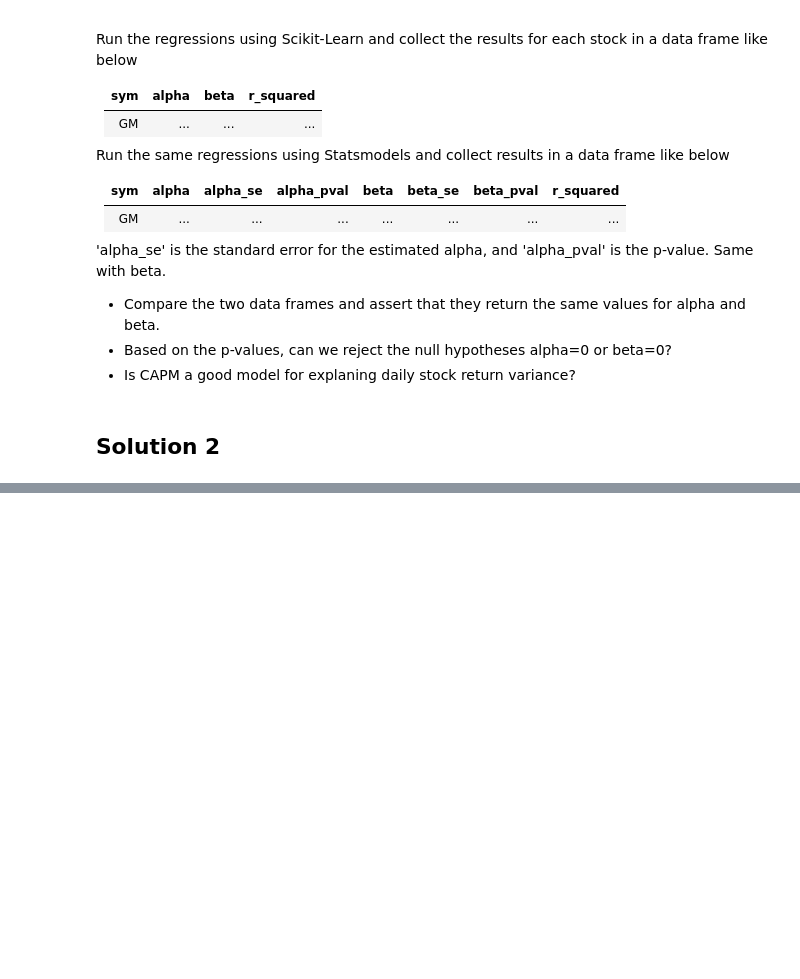
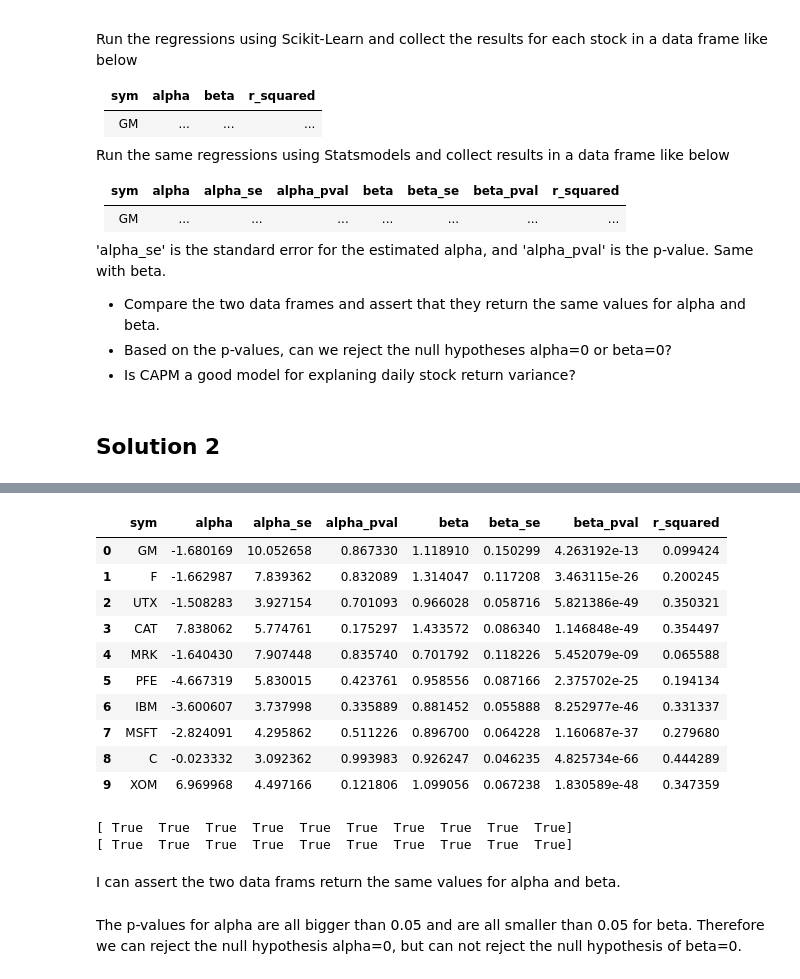
Before and after one commit to fionaliuyu/hello-world, a Jupyter notebook: HW01-LinearRegression.ipynb, the cells around one changed output, grey strips where cells are left out. Saved outputs shown, nothing was run; the diff lists cells and outputs as text; code cells hidden in the pictures; blank space fills up the shorter version.

```diff
--- a/HW01-LinearRegression.ipynb
+++ b/HW01-LinearRegression.ipynb
@@ -88,0 +277,52 @@ Run the same regressions using Statsmodels and collect results in a data frame l
+# %%
+#Run the same regressions using Statsmodels and collect results in a data frame like below
+alpha_sta=[]
+alpha_se=[]
+alpha_pval=[]
+beta_sta=[]
+beta_se=[]
+beta_pval=[]
+r_squared=[]
+for i in range(10):
+    X_train, X_test, y_train, y_test = train_test_split(dataset.iloc[:, -1], dataset.iloc[:, i],
+                                        test_size=0.25, random_state=42)
+    X_train = sm.add_constant(X_train)
+    X_test = sm.add_constant(X_test)
+    model = sm.OLS(y_train, X_train)
+    results = model.fit()
+    alpha_sta.append(results.params[0])
+    alpha_se.append(results.bse[0])
+    alpha_pval.append(results.pvalues[0])
+    beta_sta.append(results.params[1])
+    beta_se.append(results.bse[1])
+    beta_pval.append(results.pvalues[1])
+    r_squared.append(results.rsquared)
+Statsmodels_results=pd.DataFrame({'sym':stock_name, 'alpha':alpha_sta, 'alpha_se':alpha_se,
+                           'alpha_pval':alpha_pval, 'beta':beta_sta, 'beta_se':beta_se,
+                           'beta_pval':beta_pval, 'r_squared':r_squared})
+Statsmodels_results
+# %% [output]
+|  | sym | alpha | alpha_se | alpha_pval | beta | beta_se | beta_pval | r_squared |
+| 0 | GM | -1.680169 | 10.052658 | 0.867330 | 1.118910 | 0.150299 | 4.263192e-13 | 0.099424 |
+| 1 | F | -1.662987 | 7.839362 | 0.832089 | 1.314047 | 0.117208 | 3.463115e-26 | 0.200245 |
+| 2 | UTX | -1.508283 | 3.927154 | 0.701093 | 0.966028 | 0.058716 | 5.821386e-49 | 0.350321 |
+| 3 | CAT | 7.838062 | 5.774761 | 0.175297 | 1.433572 | 0.086340 | 1.146848e-49 | 0.354497 |
+| 4 | MRK | -1.640430 | 7.907448 | 0.835740 | 0.701792 | 0.118226 | 5.452079e-09 | 0.065588 |
+| 5 | PFE | -4.667319 | 5.830015 | 0.423761 | 0.958556 | 0.087166 | 2.375702e-25 | 0.194134 |
+| 6 | IBM | -3.600607 | 3.737998 | 0.335889 | 0.881452 | 0.055888 | 8.252977e-46 | 0.331337 |
+| 7 | MSFT | -2.824091 | 4.295862 | 0.511226 | 0.896700 | 0.064228 | 1.160687e-37 | 0.279680 |
+| 8 | C | -0.023332 | 3.092362 | 0.993983 | 0.926247 | 0.046235 | 4.825734e-66 | 0.444289 |
+| 9 | XOM | 6.969968 | 4.497166 | 0.121806 | 1.099056 | 0.067238 | 1.830589e-48 | 0.347359 |
+# %%
+#Compare the two data frames and assert that they return the same values for alpha and beta.
+alpha_sk=np.around(alpha_sk,decimals=6)
+alpha_sta=np.around(alpha_sta,decimals=6)
+print(alpha_sk==alpha_sta)
+beta_sk=np.around(beta_sk[:,0],decimals=6)
+beta_sta=np.around(beta_sta,decimals=6)
+print(beta_sk==beta_sta)
+# %% [output]
+[ True  True  True  True  True  True  True  True  True  True]
+[ True  True  True  True  True  True  True  True  True  True]
+# %% [markdown]
+I can assert the two data frams return the same values for alpha and beta.
@@ -88,0 +331,2 @@ Run the same regressions using Statsmodels and collect results in a data frame l
+# %% [markdown]
+The p-values for alpha are all bigger than 0.05 and are all smaller than 0.05 for beta. Therefore we can reject the null hypothesis alpha=0, but can not reject the null hypothesis of beta=0.
```
Also changed, not shown: parts of 14 cells of this notebook, 1 other file.
